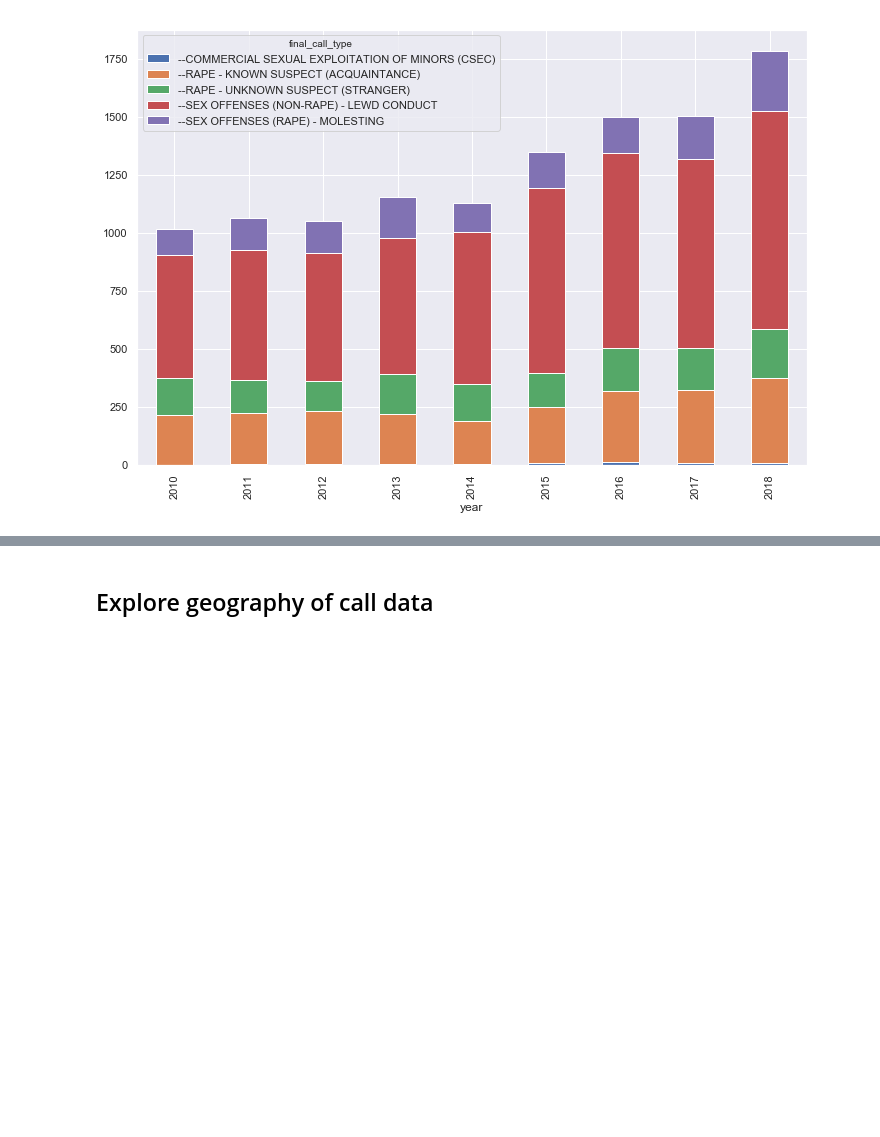
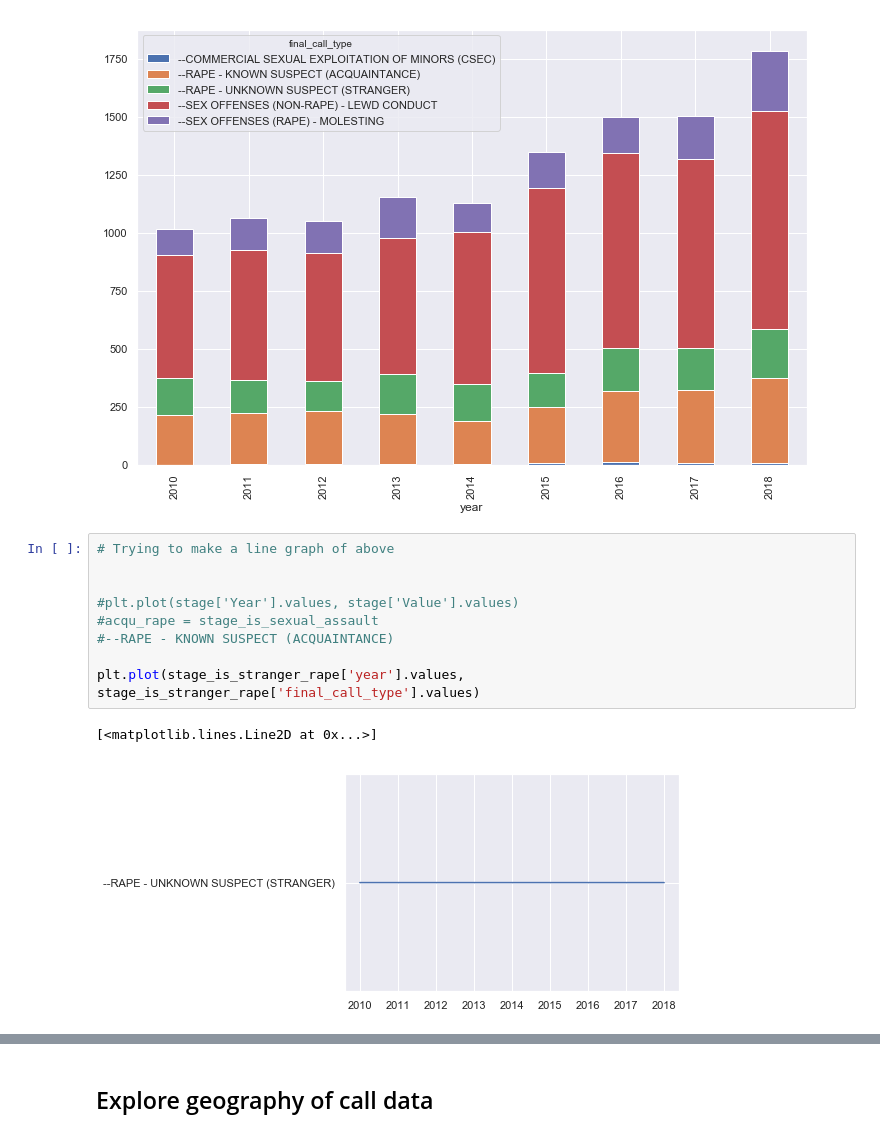
Before and after one commit to teacupwoozy/spd_notebook_archive, a Jupyter notebook: spd_notebook/2010-2018_sexcrimes_violentcrimes.ipynb, the cells around one changed output, grey strips where cells are left out. Drawn from its saved outputs; the diff is of its cells as text; blank space fills up the shorter version.

```diff
--- a/spd_notebook/2010-2018_sexcrimes_violentcrimes.ipynb
+++ b/spd_notebook/2010-2018_sexcrimes_violentcrimes.ipynb
@@ -528,3 +604,15 @@ stage_is_sexual_assault.groupby('final_call_type').year.value_counts().unstack(0
 # %% [output]
 <matplotlib.axes._subplots.AxesSubplot at 0x...>
 [figure]
+# %%
+# Trying to make a line graph of above
+
+
+#plt.plot(stage['Year'].values, stage['Value'].values)
+#acqu_rape = stage_is_sexual_assault
+#--RAPE - KNOWN SUSPECT (ACQUAINTANCE)
+
+plt.plot(stage_is_stranger_rape['year'].values, stage_is_stranger_rape['final_call_type'].values)
+# %% [output]
+[<matplotlib.lines.Line2D at 0x...>]
+[figure, added]
```
Also changed, not shown: parts of 18 cells of this notebook.
